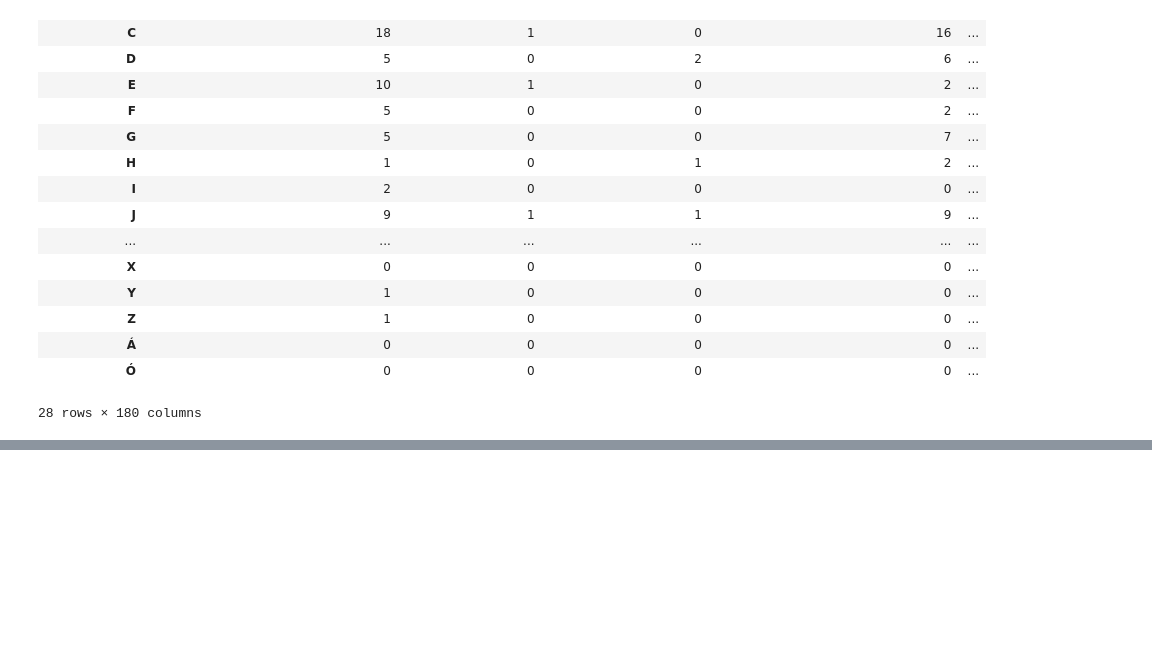
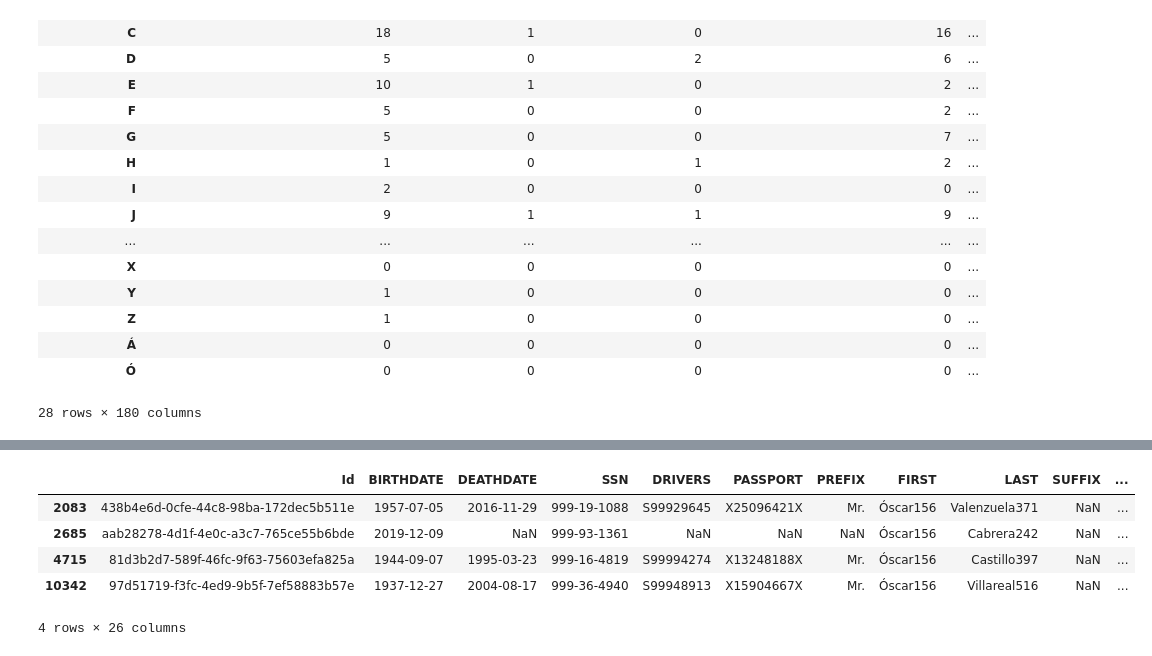
Before and after one commit to IGardocki/First-Initial-vs-Medical-Conditions, a Jupyter notebook: First_vs_medical_conditions.ipynb, the cells around one changed output, grey strips where cells are left out. Cells and saved outputs as stored; diff of their text form; code cells hidden in the pictures; blank space fills up the shorter version.

```diff
--- a/First_vs_medical_conditions.ipynb
+++ b/First_vs_medical_conditions.ipynb
@@ -106,0 +310,11 @@ Name: A, dtype: int64
+# %%
+# i was curious about what patients have first inital Ó
+o_patients = patients[patients['initial'] == 'Ó']
+display(o_patients)
+# %% [output]
+|  | Id | BIRTHDATE | DEATHDATE | SSN | DRIVERS | PASSPORT | PREFIX | FIRST | LAST | SUFFIX | ... |
+| 2083 | 438b4e6d-0cfe-44c8-98ba-172dec5b511e | 1957-07-05 | 2016-11-29 | 999-19-1088 | S99929645 | X25096421X | Mr. | Óscar156 | Valenzuela371 | NaN | ... |
+| 2685 | aab28278-4d1f-4e0c-a3c7-765ce55b6bde | 2019-12-09 | NaN | 999-93-1361 | NaN | NaN | NaN | Óscar156 | Cabrera242 | NaN | ... |
+| 4715 | 81d3b2d7-589f-46fc-9f63-75603efa825a | 1944-09-07 | 1995-03-23 | 999-16-4819 | S99994274 | X13248188X | Mr. | Óscar156 | Castillo397 | NaN | ... |
+| 10342 | 97d51719-f3fc-4ed9-9b5f-7ef58883b57e | 1937-12-27 | 2004-08-17 | 999-36-4940 | S99948913 | X15904667X | Mr. | Óscar156 | Villareal516 | NaN | ... |
+4 rows × 26 columns
```
Also changed, not shown: parts of 22 cells of this notebook.
